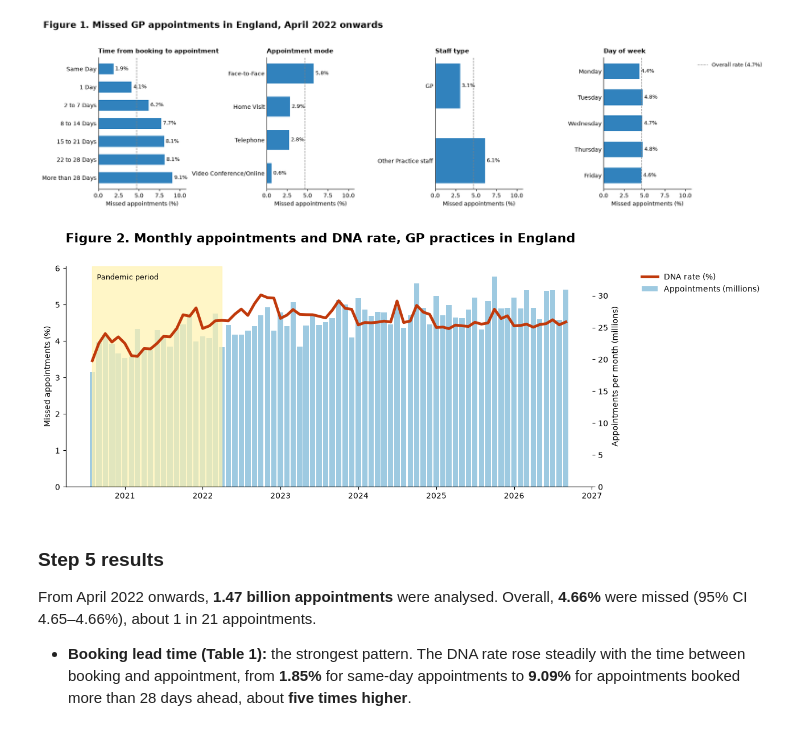
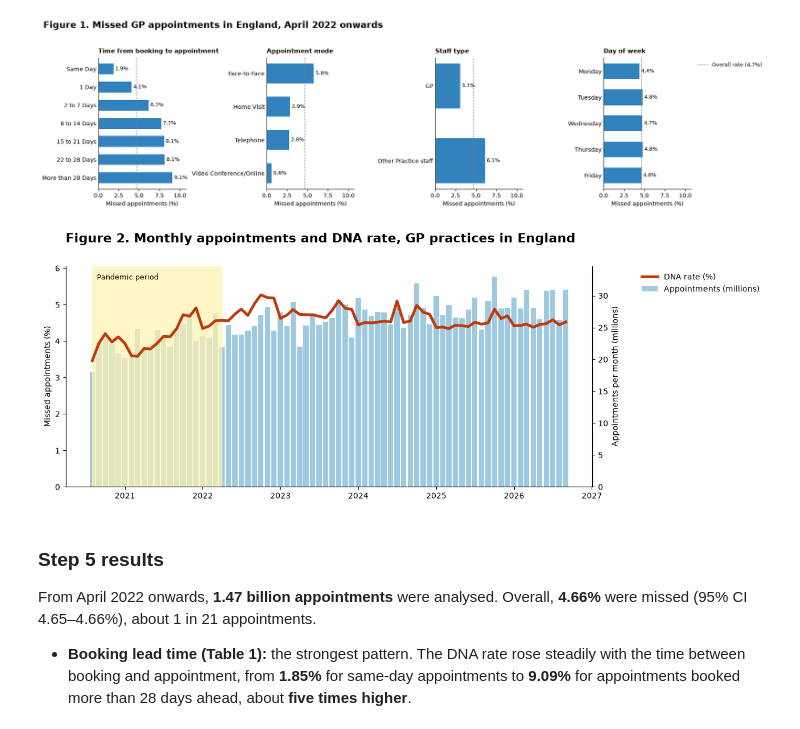
Before and after one commit to mgorikova/NHS-gp-missed-appointments, a Jupyter notebook: NHS_Appointments.ipynb, the cells around one changed output. Drawn from its saved outputs; the diff is of its cells as text; code cells hidden in the pictures.

Commit message:
Fix code display, remove warnings, improve Figure 1

```diff
--- a/NHS_Appointments.ipynb
+++ b/NHS_Appointments.ipynb
@@ -524,40 +527,40 @@ BARS = "#9ecae1"      # light blue for appointments
 
 fig, ax_rate = plt.subplots(figsize=(13, 5), facecolor="white")
 ax_n = ax_rate.twinx()                      # second y-axis for appointments
-
+ax_n.spines["right"].set_visible(True)
 # Bars: appointments per month (millions), right-hand axis
 ax_n.bar(m.index, m["total"] / 1e6, width=25, color=BARS, label="Appointments (millions)")
 ax_n.set_ylabel("Appointments per month (millions)", color="black")
 ax_n.tick_params(axis="y", colors="black")
 ax_n.spines[["top"]].set_visible(False)
 
 # Line: DNA rate, left-hand axis, drawn in front of the bars
 ax_rate.plot(m.index, m["DNA %"], color=LINE, lw=3.5, label="DNA rate (%)")
 ax_rate.set_zorder(ax_n.get_zorder() + 1)
 ax_rate.patch.set_visible(False)
 ax_rate.set_ylabel("Missed appointments (%)", color="black")
 ax_rate.tick_params(axis="both", colors="black")
 ax_rate.set_ylim(0, m["DNA %"].max() * 1.15)
 ax_rate.spines[["top"]].set_visible(False)
 
 # Pandemic period shading
 ax_rate.axvspan(m.index.min(), pd.Timestamp("2022-03-31"), color="#fff3b0", alpha=0.7, zorder=0)
 ax_rate.text(m.index.min(), m["DNA %"].max() * 1.08, "  Pandemic period",
              fontsize=9, color="black")
 
 # One legend for both, outside on the right
 h1, l1 = ax_rate.get_legend_handles_labels()
 h2, l2 = ax_n.get_legend_handles_labels()
 ax_rate.legend(h1 + h2, l1 + l2, frameon=False, labelcolor="black",
                loc="upper left", bbox_to_anchor=(1.08, 1))
 
 ax_rate.set_title("Figure 2. Monthly appointments and DNA rate, GP practices in England",
                   fontsize=16, fontweight="bold", loc="left", pad=30, color="black")
 fig.tight_layout()
 fig.savefig("results/fig2_monthly_dna_rate.png", dpi=150, bbox_inches="tight", facecolor="white")
 plt.show()
 # %% [output]
-[figure, old version]
+[figure, new version]
 # %% [markdown]
 ### Step 5 results
 
```
Also changed, not shown: parts of 8 cells of this notebook, 1 other file.
